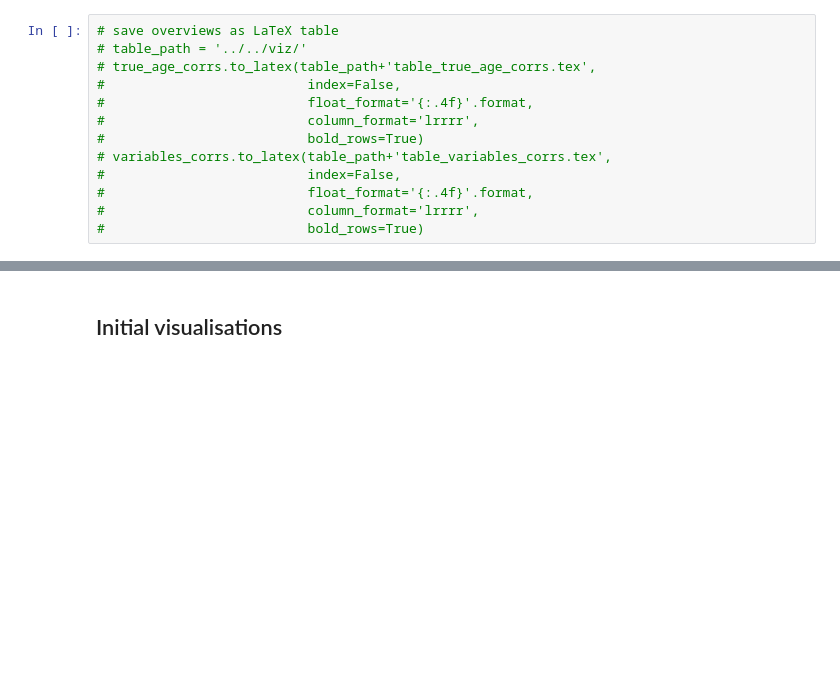
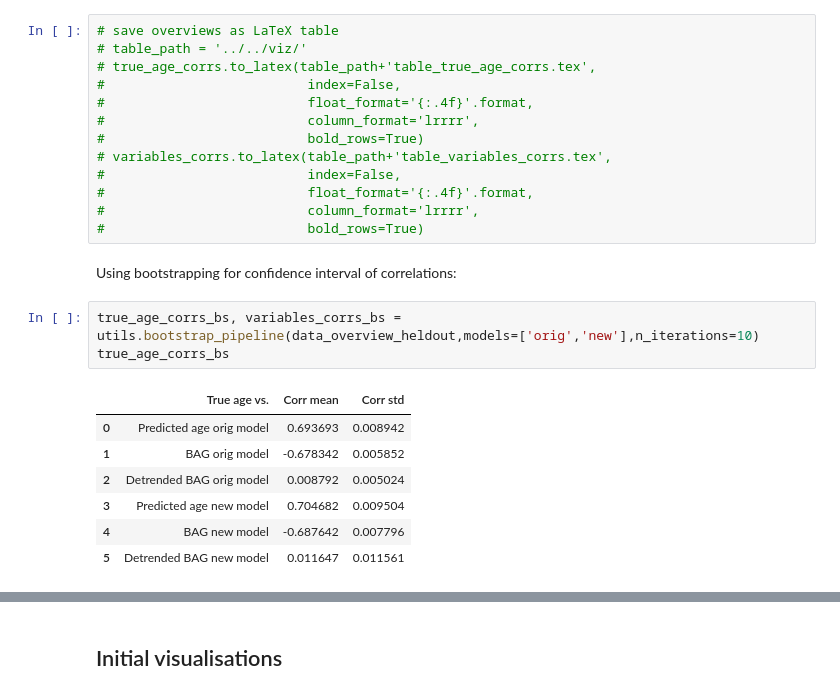
Before and after one commit to laura-riedel/brain_age_1D-CNN, a Jupyter notebook: src/schaefer_ts/brain_age_gaps.ipynb, the cells around one changed output, grey strips where cells are left out. Drawn from its saved outputs; the diff is of its cells as text; blank space fills up the shorter version.

```diff
--- a/src/schaefer_ts/brain_age_gaps.ipynb
+++ b/src/schaefer_ts/brain_age_gaps.ipynb
@@ -92,3 +92,16 @@ variables_corrs
 #                          float_format='{:.4f}'.format,
 #                          column_format='lrrrr',
 #                          bold_rows=True)
+# %% [markdown]
+Using bootstrapping for confidence interval of correlations:
+# %%
+true_age_corrs_bs, variables_corrs_bs = utils.bootstrap_pipeline(data_overview_heldout,models=['orig','new'],n_iterations=10)
+true_age_corrs_bs
+# %% [output]
+|  | True age vs. | Corr mean | Corr std |
+| 0 | Predicted age orig model | 0.693693 | 0.008942 |
+| 1 | BAG orig model | -0.678342 | 0.005852 |
+| 2 | Detrended BAG orig model | 0.008792 | 0.005024 |
+| 3 | Predicted age new model | 0.704682 | 0.009504 |
+| 4 | BAG new model | -0.687642 | 0.007796 |
+| 5 | Detrended BAG new model | 0.011647 | 0.011561 |
```
Also changed, not shown: parts of 5 cells of this notebook, 1 other file.
